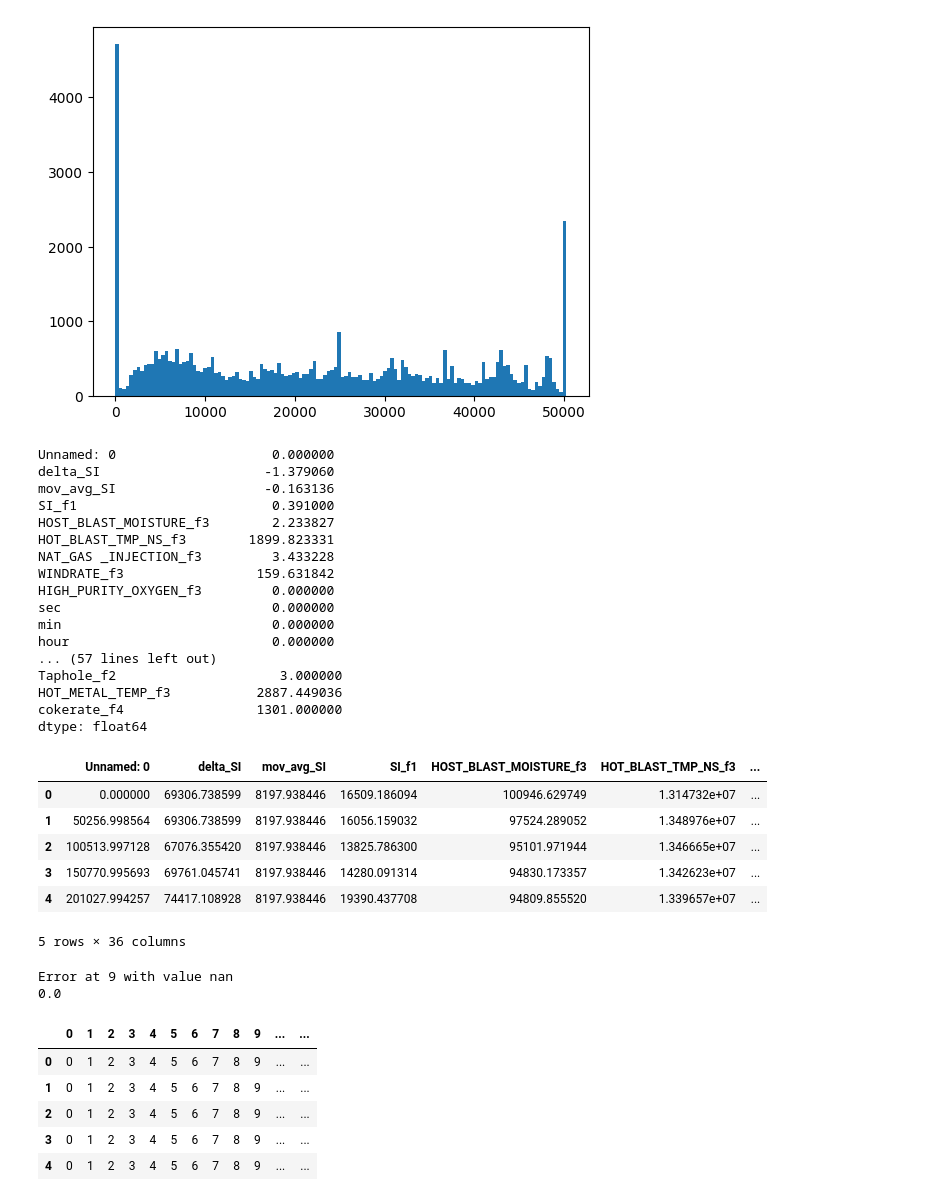
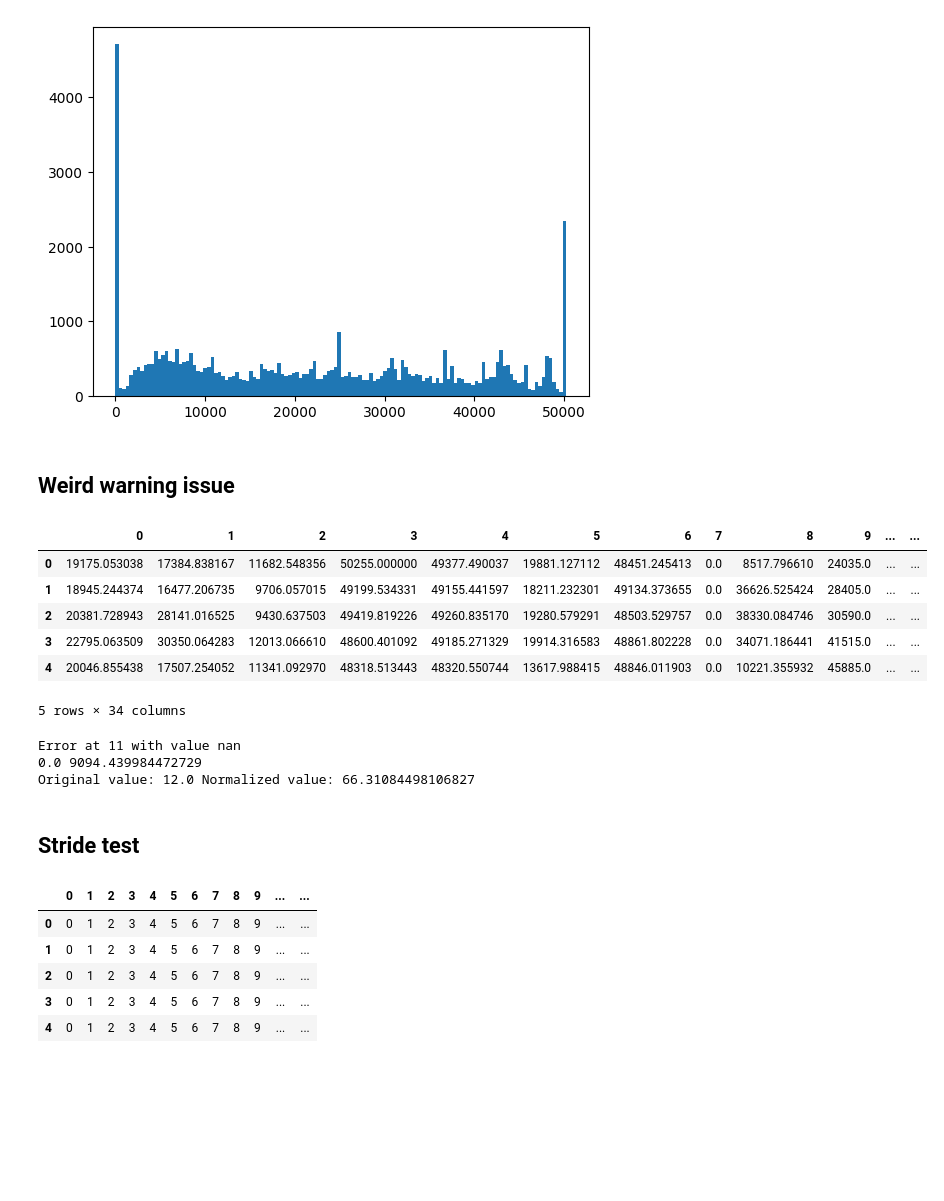
Before and after one commit to JoeyShapiro/GPT-Scratch-TimeSeries, a Jupyter notebook: data.ipynb, the cells around one changed output. Drawn from its saved outputs; the diff is of its cells as text; code cells hidden in the pictures; blank space fills up the shorter version.

```diff
--- a/data.ipynb
+++ b/data.ipynb
@@ -106,51 +122,47 @@ HOT_METAL_TEMP_f3             1
 cokerate_f4                 128
 dtype: int64
 [figure]
+# %% [markdown]
+## Weird warning issue
 # %%
 import warnings
 
-norm_df = (df - df.min()) * (50_257-2 / (df.max() - df.min()))
-print(f"{df.min()} {df.max()}")
+df = pd.read_csv('rcalix-clean-test.csv', header=None)
+
+norm_df = (df - df.min()) * (50_257-2) / ( df.max() - df.min() )
+# print(f"{df.min()} {df.max()}")
 
 display(norm_df.head())
 
 # TODO should give more info
 with warnings.catch_warnings():
     warnings.filterwarnings('error')
     for i, v in enumerate(norm_df.values.flatten()):
         try:
             token = v.astype(int)
         except RuntimeWarning:
             print(f'Error at {i} with value {v}')
-            print(df.values.flatten()[i])
+            v2 = df.values.flatten()[i]
+            # print min and max of the column
+            mi = df.iloc[i % df.shape[0]].min()
+            ma = df.iloc[i % df.shape[0]].max()
+            print(mi, ma)
+            norm = (v2 - mi) * (50_257-2) / ( ma - mi )
+            print(f'Original value: {v2} Normalized value: {norm}')
             break
 # %% [output]
+|  | 0 | 1 | 2 | 3 | 4 | 5 | 6 | 7 | 8 | 9 | ... | ... |
+| 0 | 19175.053038 | 17384.838167 | 11682.548356 | 50255.000000 | 49377.490037 | 19881.127112 | 48451.245413 | 0.0 | 8517.796610 | 24035.0 | ... | ... |
+| 1 | 18945.244374 | 16477.206735 | 9706.057015 | 49199.534331 | 49155.441597 | 18211.232301 | 49134.373655 | 0.0 | 36626.525424 | 28405.0 | ... | ... |
+| 2 | 20381.728943 | 28141.016525 | 9430.637503 | 49419.819226 | 49260.835170 | 19280.579291 | 48503.529757 | 0.0 | 38330.084746 | 30590.0 | ... | ... |
+| 3 | 22795.063509 | 30350.064283 | 12013.066610 | 48600.401092 | 49185.271329 | 19914.316583 | 48861.802228 | 0.0 | 34071.186441 | 41515.0 | ... | ... |
+| 4 | 20046.855438 | 17507.254052 | 11341.092970 | 48318.513443 | 48320.550744 | 13617.988415 | 48846.011903 | 0.0 | 10221.355932 | 45885.0 | ... | ... |
-Unnamed: 0                    0.000000
-delta_SI                     -1.379060
-mov_avg_SI                   -0.163136
-SI_f1                         0.391000
-HOST_BLAST_MOISTURE_f3        2.233827
-HOT_BLAST_TMP_NS_f3        1899.823331
-NAT_GAS _INJECTION_f3         3.433228
-WINDRATE_f3                 159.631842
-HIGH_PURITY_OXYGEN_f3         0.000000
-sec                           0.000000
-min                           0.000000
-hour                          0.000000
-... (57 lines left out)
-Taphole_f2                     3.000000
-HOT_METAL_TEMP_f3           2887.449036
-cokerate_f4                 1301.000000
-dtype: float64
+5 rows × 34 columns
-|  | Unnamed: 0 | delta_SI | mov_avg_SI | SI_f1 | HOST_BLAST_MOISTURE_f3 | HOT_BLAST_TMP_NS_f3 | ... |
-| 0 | 0.000000 | 69306.738599 | 8197.938446 | 16509.186094 | 100946.629749 | 1.314732e+07 | ... |
-| 1 | 50256.998564 | 69306.738599 | 8197.938446 | 16056.159032 | 97524.289052 | 1.348976e+07 | ... |
-| 2 | 100513.997128 | 67076.355420 | 8197.938446 | 13825.786300 | 95101.971944 | 1.346665e+07 | ... |
-| 3 | 150770.995693 | 69761.045741 | 8197.938446 | 14280.091314 | 94830.173357 | 1.342623e+07 | ... |
-| 4 | 201027.994257 | 74417.108928 | 8197.938446 | 19390.437708 | 94809.855520 | 1.339657e+07 | ... |
-5 rows × 36 columns
+Error at 11 with value nan
+0.0 9094.439984472729
+Original value: 12.0 Normalized value: 66.31084498106827
-Error at 9 with value nan
-0.0
+# %% [markdown]
+## Stride test
 # %%
 import numpy as np
 import pandas as pd
```
Also changed, not shown: parts of 4 cells of this notebook, 1 other file.
